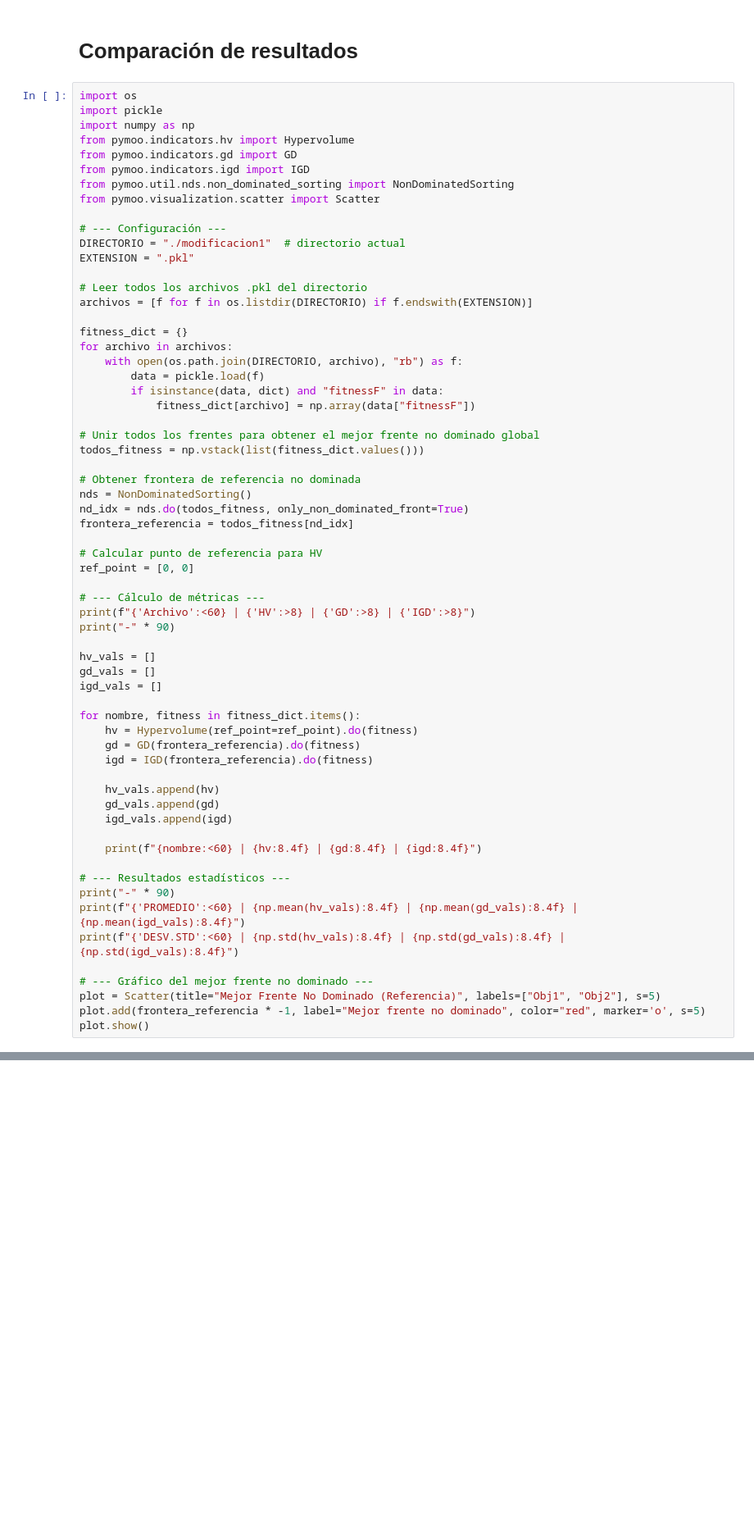
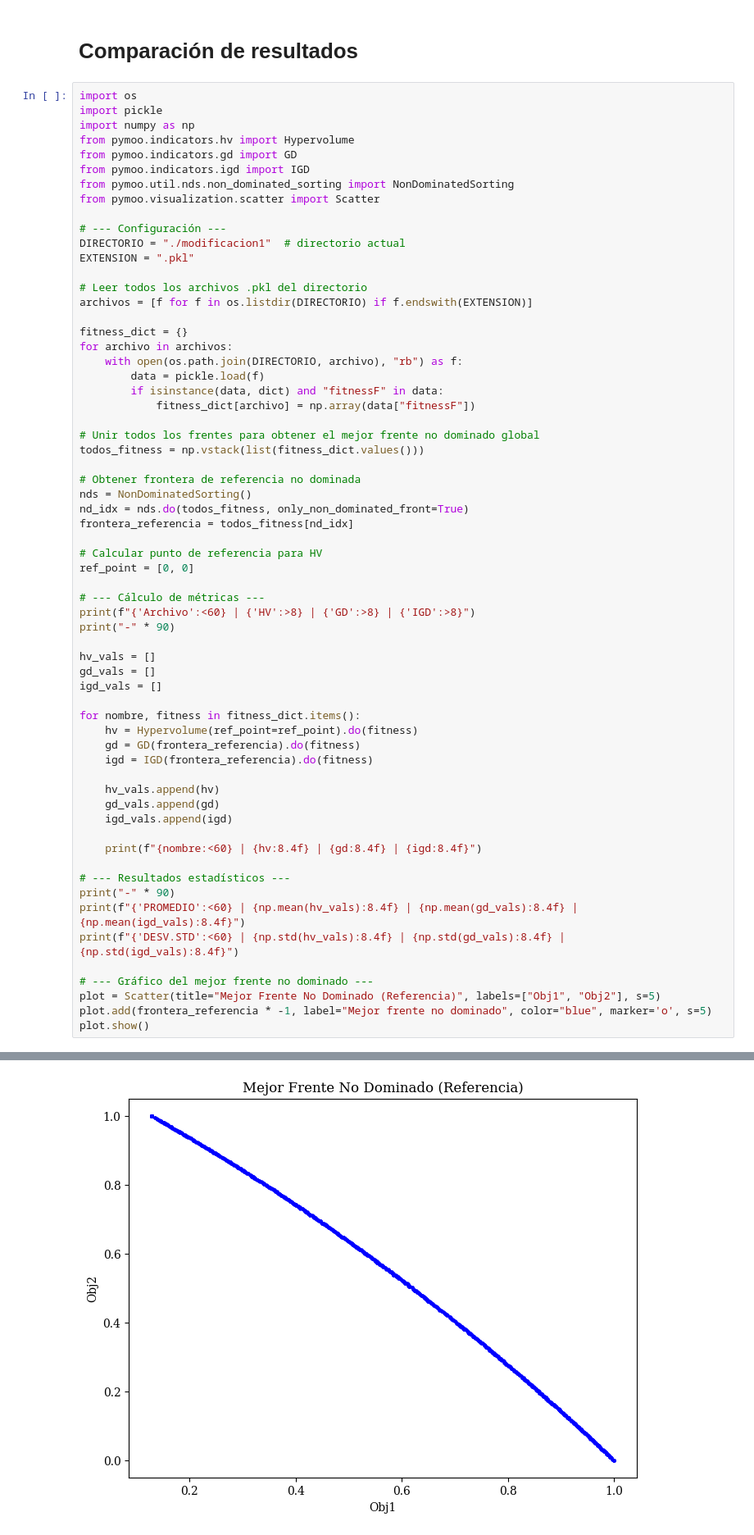
Before and after one commit to jg2kpy/tfg-test3, a Jupyter notebook: src/HP-MOEA/comparacion_resultados/Comparacion_resultados.ipynb, the cells around one changed output, grey strips where cells are left out. Shown at 82% size. Saved outputs shown, nothing was run; the diff lists cells and outputs as text; blank space fills up the shorter version.

```diff
--- a/src/HP-MOEA/comparacion_resultados/Comparacion_resultados.ipynb
+++ b/src/HP-MOEA/comparacion_resultados/Comparacion_resultados.ipynb
@@ -61,6 +61,6 @@ print(f"{'DESV.STD':<60} | {np.std(hv_vals):8.4f} | {np.std(gd_vals):8.4f} | {np
 
 # --- Gráfico del mejor frente no dominado ---
 plot = Scatter(title="Mejor Frente No Dominado (Referencia)", labels=["Obj1", "Obj2"], s=5)
-plot.add(frontera_referencia * -1, label="Mejor frente no dominado", color="red", marker='o', s=5)
+plot.add(frontera_referencia * -1, label="Mejor frente no dominado", color="blue", marker='o', s=5)
 plot.show()
 # %% [output]
@@ -68,3 +85,4 @@ ValueError: need at least one array to concatenate
+[figure, added]
 # %%
 # --- Configuración ---
 directorios = ["./original", "./modificacion1"]
```
Also changed, not shown: parts of 2 cells of this notebook, 31 other files.
